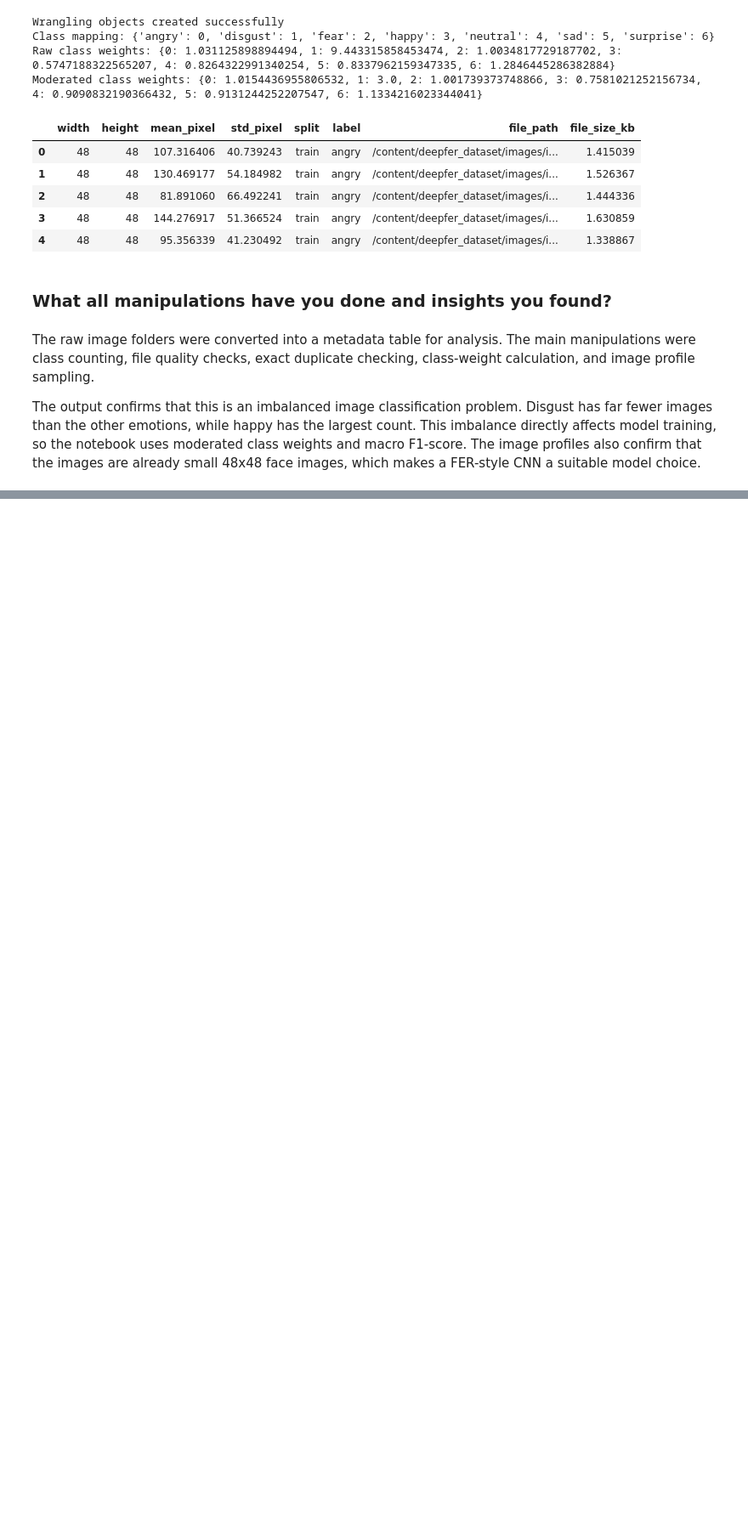
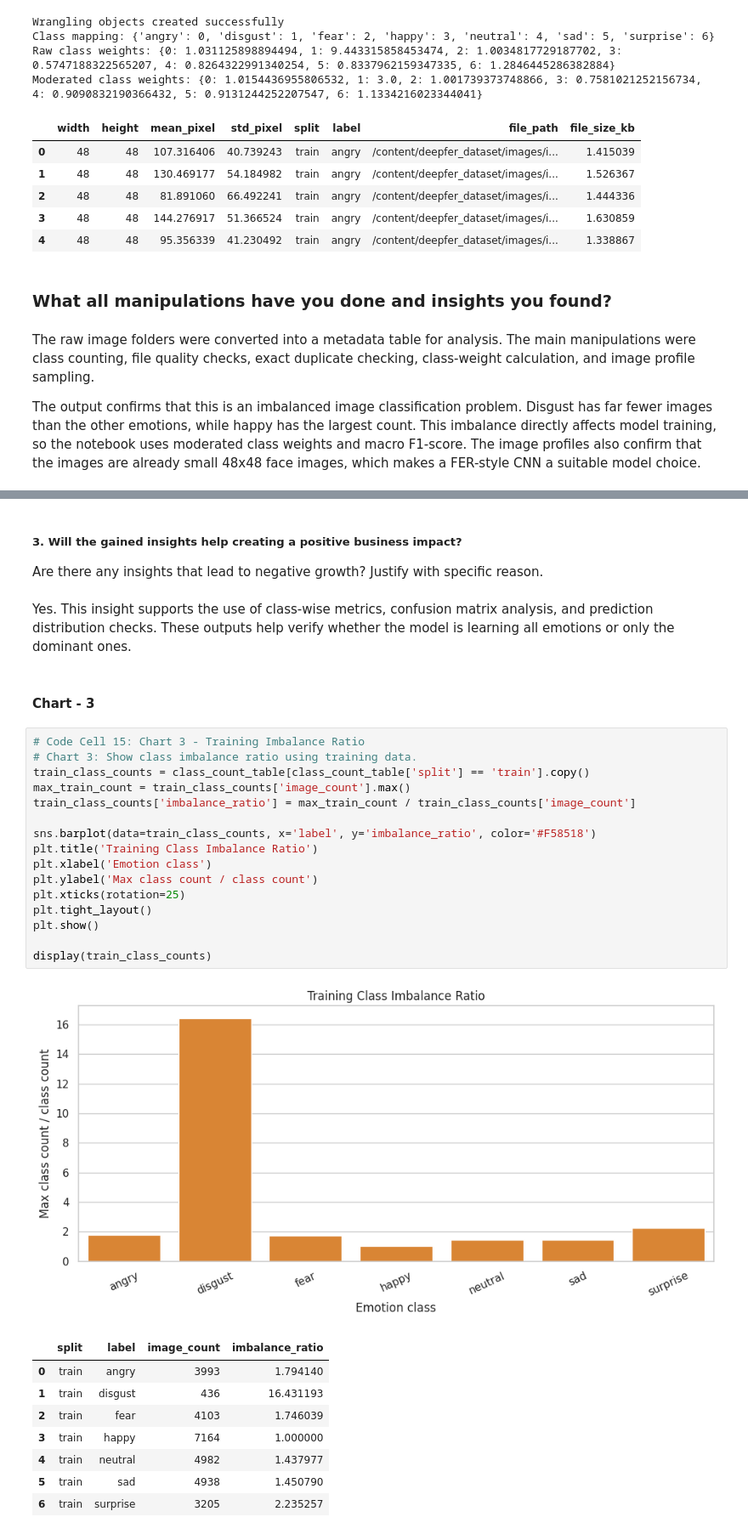
Before and after one commit to I-AM-PRASHANT-VERMA/Almabetter---DeepFER-Facial-Emotion-Recognition-Using-Deep-Learning, a Jupyter notebook: DeepFER_Facial_Emotion_Recognition.ipynb, the cells around one changed output, grey strips where cells are left out. Shown at 85% size. Drawn from its saved outputs; the diff is of its cells as text; blank space fills up the shorter version.

Commit message:
Add exploratory analysis and hypothesis tests

```diff
--- a/DeepFER_Facial_Emotion_Recognition.ipynb
+++ b/DeepFER_Facial_Emotion_Recognition.ipynb
@@ -554,0 +609,33 @@ The output confirms that this is an imbalanced image classification problem. Dis
+# %% [markdown]
+##### 3. Will the gained insights help creating a positive business impact?
+Are there any insights that lead to negative growth? Justify with specific reason.
+# %% [markdown]
+Yes. This insight supports the use of class-wise metrics, confusion matrix analysis, and prediction distribution checks. These outputs help verify whether the model is learning all emotions or only the dominant ones.
+# %% [markdown]
+#### Chart - 3
+# %%
+# Code Cell 15: Chart 3 - Training Imbalance Ratio
+# Chart 3: Show class imbalance ratio using training data.
+train_class_counts = class_count_table[class_count_table['split'] == 'train'].copy()
+max_train_count = train_class_counts['image_count'].max()
+train_class_counts['imbalance_ratio'] = max_train_count / train_class_counts['image_count']
+
+sns.barplot(data=train_class_counts, x='label', y='imbalance_ratio', color='#F58518')
+plt.title('Training Class Imbalance Ratio')
+plt.xlabel('Emotion class')
+plt.ylabel('Max class count / class count')
+plt.xticks(rotation=25)
+plt.tight_layout()
+plt.show()
+
+display(train_class_counts)
+# %% [output]
+[figure, added]
+|  | split | label | image_count | imbalance_ratio |
+| 0 | train | angry | 3993 | 1.794140 |
+| 1 | train | disgust | 436 | 16.431193 |
+| 2 | train | fear | 4103 | 1.746039 |
+| 3 | train | happy | 7164 | 1.000000 |
+| 4 | train | neutral | 4982 | 1.437977 |
+| 5 | train | sad | 4938 | 1.450790 |
+| 6 | train | surprise | 3205 | 2.235257 |
```
Also changed, not shown: parts of 143 cells of this notebook.
